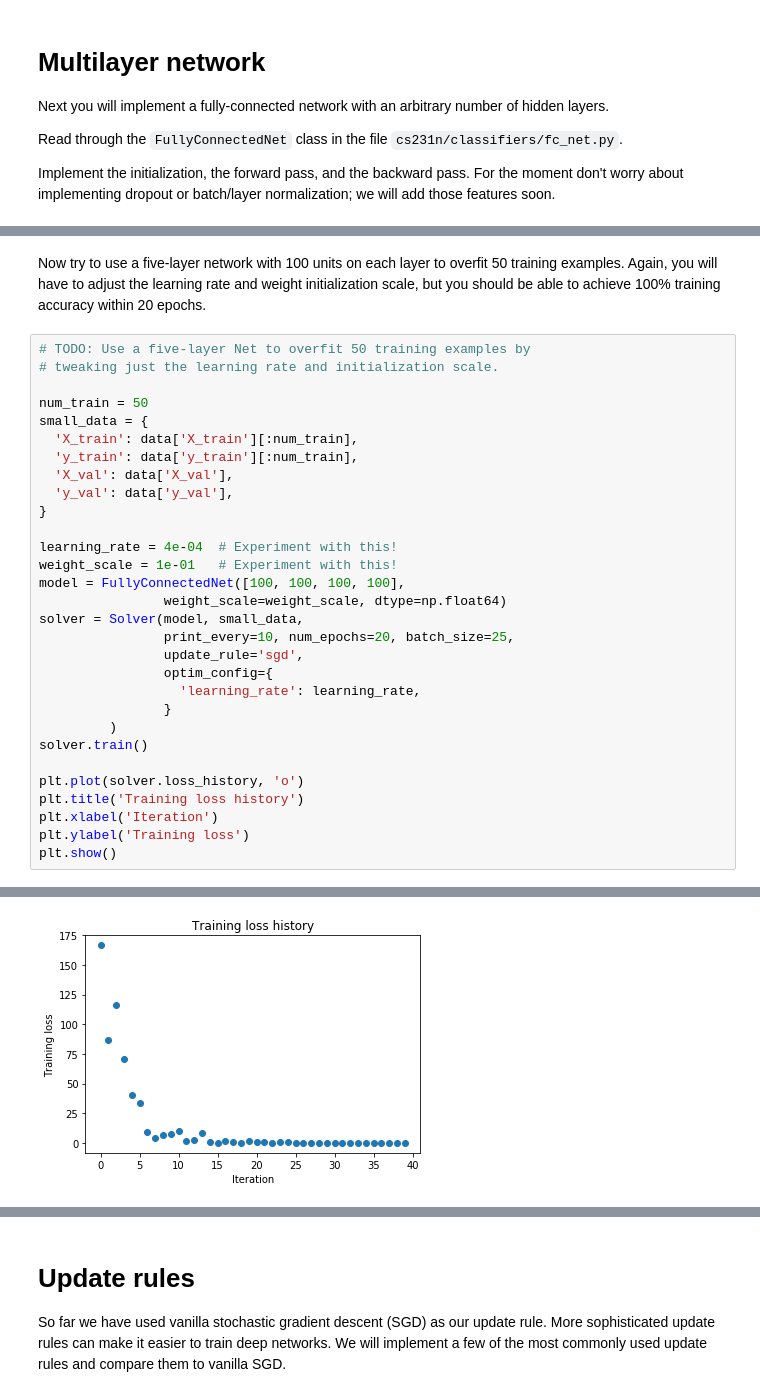
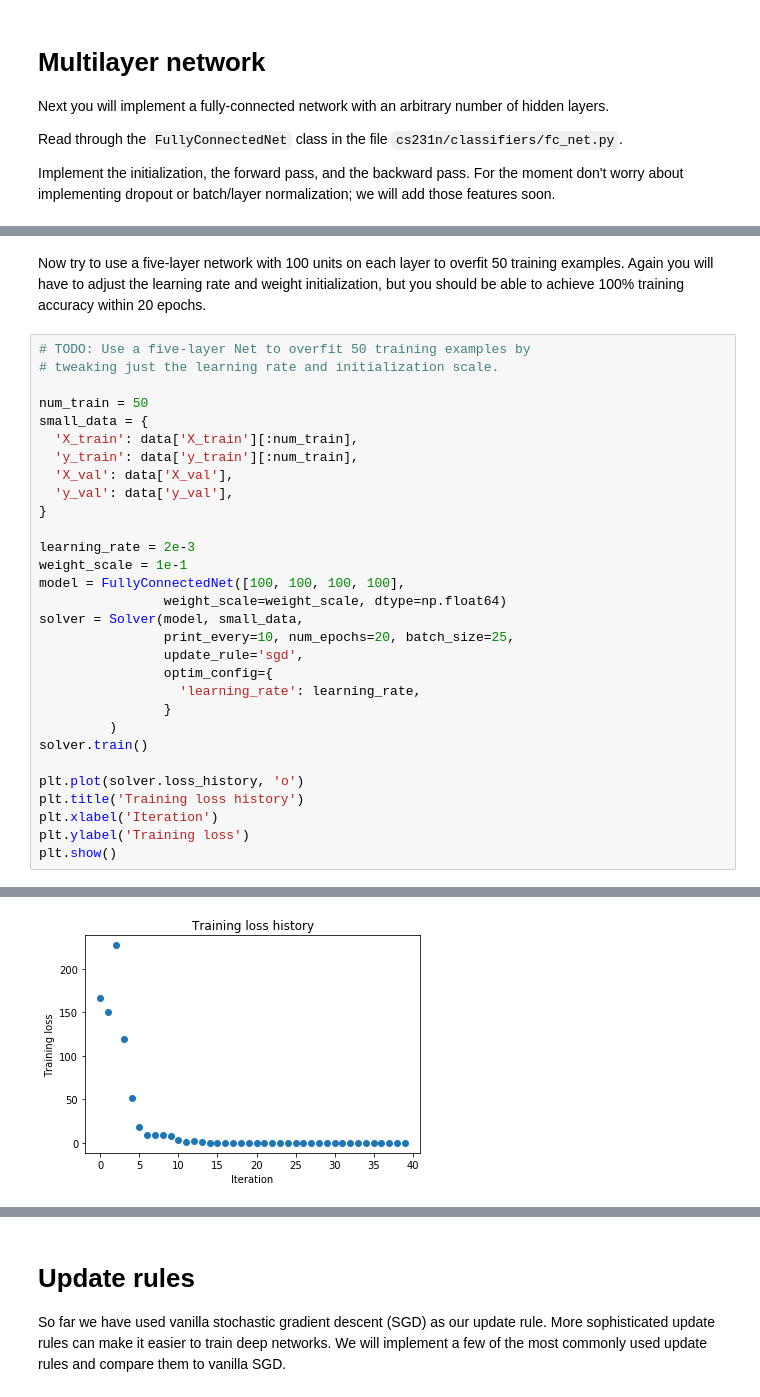
Before and after one commit to Sm0ckingBird/CS231n, a Jupyter notebook: assignment2/FullyConnectedNets.ipynb, the cells around one changed output, grey strips where cells are left out. Saved outputs shown, nothing was run; the diff lists cells and outputs as text.

```diff
--- a/assignment2/FullyConnectedNets.ipynb
+++ b/assignment2/FullyConnectedNets.ipynb
@@ -485,7 +484,7 @@ plt.show()
 (Epoch 20 / 20) train acc: 1.000000; val_acc: 0.158000
 [figure]
 # %% [markdown]
-Now try to use a five-layer network with 100 units on each layer to overfit 50 training examples. Again, you will have to adjust the learning rate and weight initialization scale, but you should be able to achieve 100% training accuracy within 20 epochs.
+Now try to use a five-layer network with 100 units on each layer to overfit 50 training examples. Again you will have to adjust the learning rate and weight initialization, but you should be able to achieve 100% training accuracy within 20 epochs.
 # %%
 # TODO: Use a five-layer Net to overfit 50 training examples by
 # tweaking just the learning rate and initialization scale.
@@ -498,8 +497,8 @@ small_data = {
   'y_val': data['y_val'],
 }
 
-learning_rate = 4e-04  # Experiment with this!
-weight_scale = 1e-01   # Experiment with this!
+learning_rate = 2e-3
+weight_scale = 1e-1
 model = FullyConnectedNet([100, 100, 100, 100],
                 weight_scale=weight_scale, dtype=np.float64)
 solver = Solver(model, small_data,
@@ -537,4 +536,4 @@ plt.show()
-[figure, old version]
+[figure, new version]
 # %% [markdown]
 ## Inline Question 2:
 Did you notice anything about the comparative difficulty of training the three-layer net vs training the five layer net? In particular, based on your experience, which network seemed more sensitive to the initialization scale? Why do you think that is the case?
```
Also changed, not shown: parts of 25 cells of this notebook, 23 other files.
